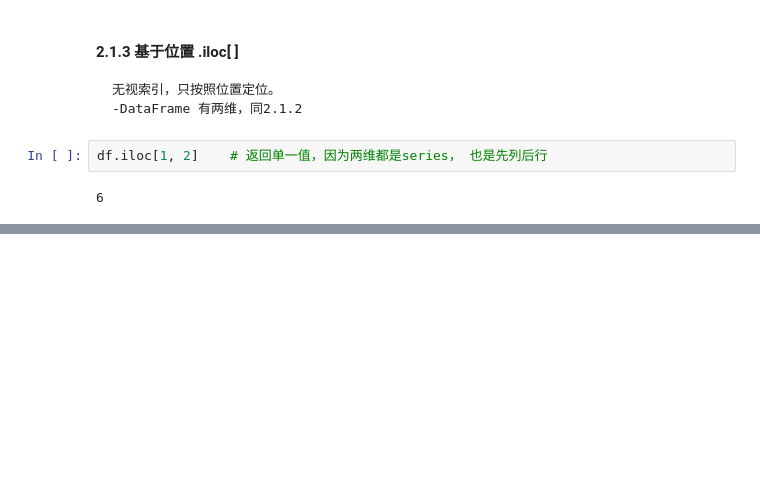
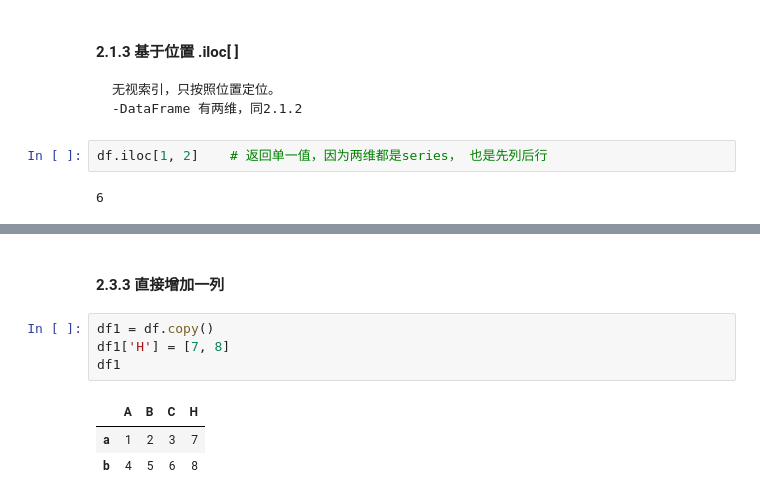
Before and after one commit to zingp/machine-learning, a Jupyter notebook: s_pandas/base2.ipynb, the cells around one changed output, grey strips where cells are left out. Drawn from its saved outputs; the diff is of its cells as text; blank space fills up the shorter version.

```diff
--- a/s_pandas/base2.ipynb
+++ b/s_pandas/base2.ipynb
@@ -288,0 +396,10 @@ df.iloc[1, 2]    # 返回单一值，因为两维都是series， 也是先列后
+# %% [markdown]
+ #### 2.3.3 直接增加一列
+# %%
+df1 = df.copy()
+df1['H'] = [7, 8]
+df1
+# %% [output]
+|  | A | B | C | H |
+| a | 1 | 2 | 3 | 7 |
+| b | 4 | 5 | 6 | 8 |
```
Also changed, not shown: parts of 27 cells of this notebook.
